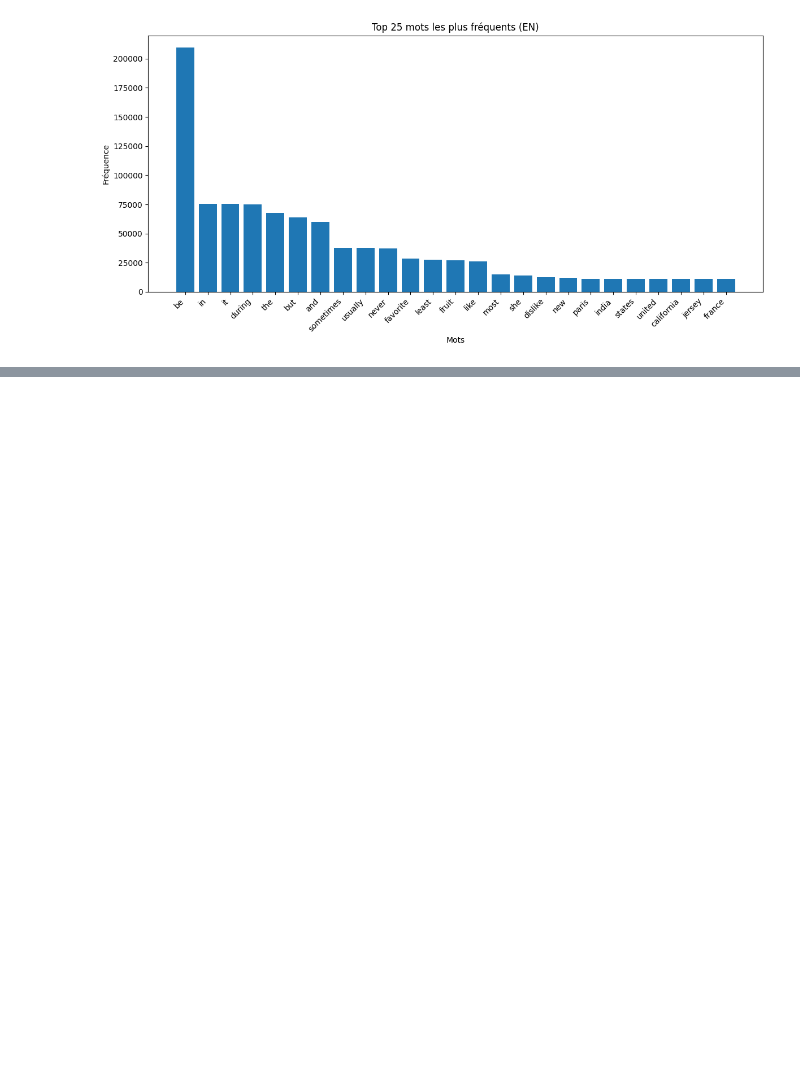
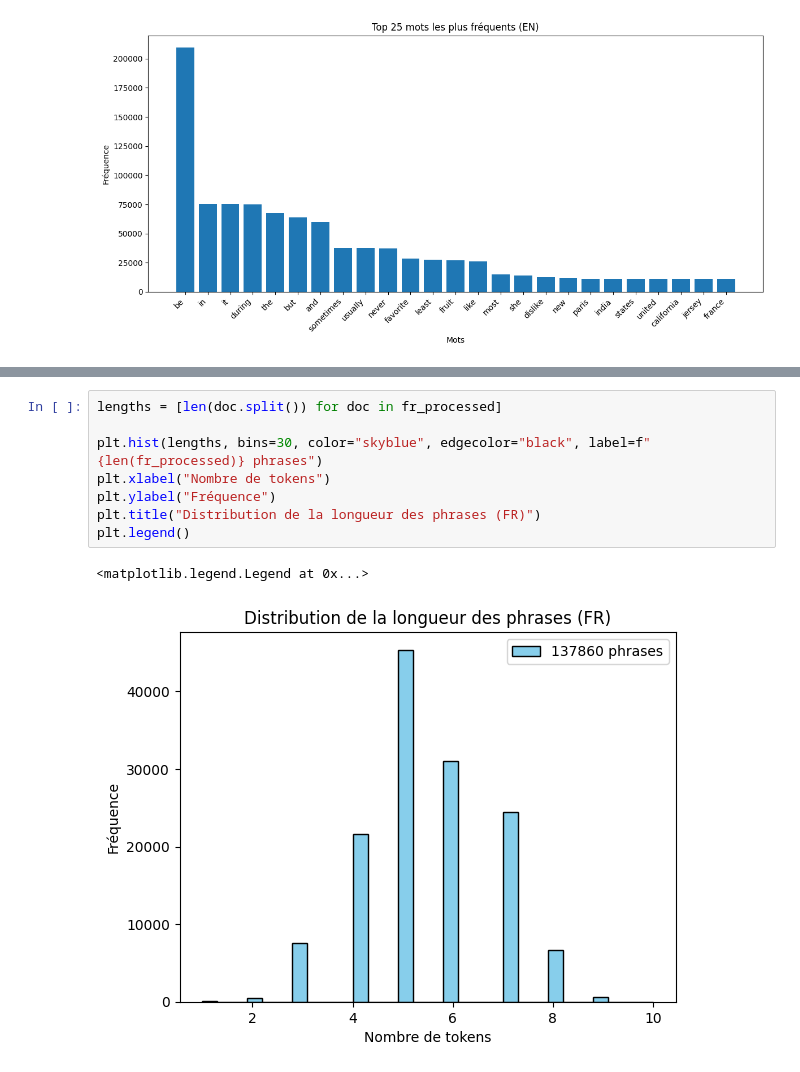
Before and after one commit to Feinst69/Rosetta-Stone, a Jupyter notebook: notebook/exploration.ipynb, the cells around one changed output, grey strips where cells are left out. Drawn from its saved outputs; the diff is of its cells as text; blank space fills up the shorter version.

```diff
--- a/notebook/exploration.ipynb
+++ b/notebook/exploration.ipynb
@@ -305,0 +361,11 @@ plt.show()
+# %%
+lengths = [len(doc.split()) for doc in fr_processed]
+
+plt.hist(lengths, bins=30, color="skyblue", edgecolor="black", label=f"{len(fr_processed)} phrases")
+plt.xlabel("Nombre de tokens")
+plt.ylabel("Fréquence")
+plt.title("Distribution de la longueur des phrases (FR)")
+plt.legend()
+# %% [output]
+<matplotlib.legend.Legend at 0x...>
+[figure, added]
```
Also changed, not shown: parts of 13 cells of this notebook, 1 other file.
